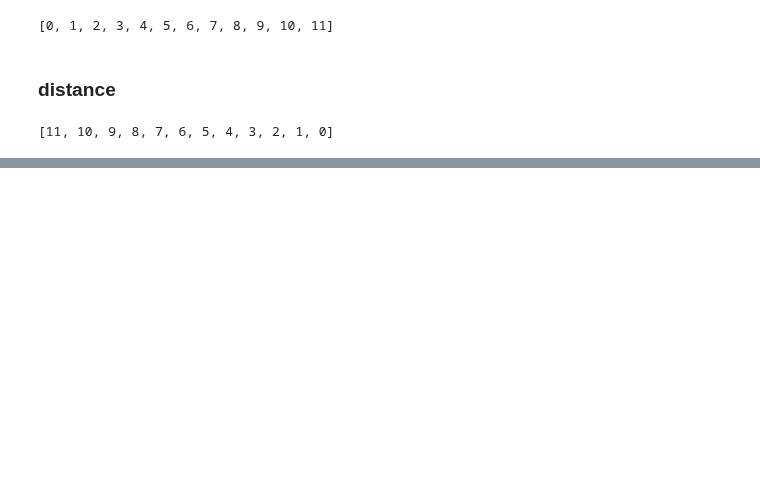
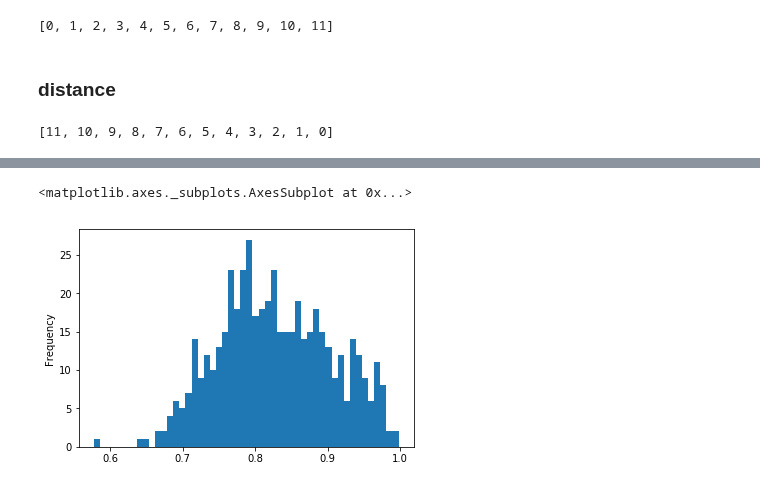
Before and after one commit to Edderic/mics-whales, a Jupyter notebook: mics-whales-pyabc.ipynb, the cells around one changed output, grey strips where cells are left out. Cells and saved outputs as stored; diff of their text form; code cells hidden in the pictures; blank space fills up the shorter version.

```diff
--- a/mics-whales-pyabc.ipynb
+++ b/mics-whales-pyabc.ipynb
@@ -519,9 +576,15 @@ list(range(12))
 # ]
 # %% [markdown]
 ### distance
-# %%
-def distance(x, y):
-    return sum(abs(x['data'] - y['data']))
+# %%
+def distance(x, y):
+    """
+        TODO: we should have multiple distance functions, one for each variable type.
+        For example, for alive, we could care only about the observed nodes?
+        e.g. let's say we have 2005: 0, 2006: 1, 2007: 1.
+            Then we only care about 2006 and 2007
+    """
+    return (x['data'] - y['data']).abs().sum()
 # %%
 [i for i in reversed(range(12))]
 # %% [output]
@@ -533,5 +596,6 @@ abc = pyabc.ABCSMC(
     models, parameter_priors,
     distance,
     population_size=500,
-    eps=pyabc.ListEpsilon([i for i in reversed(range(35))])
+    eps=pyabc.ListEpsilon([i for i in reversed(range(35))]),
+    sampler=pyabc.sampler.SingleCoreSampler()
 )
@@ -547,7 +645,7 @@ INFO:History:Start <ABCSMC(id=35, start_time=2019-08-27 15:56:24.941403, end_tim
 # %%
 
 # We run the ABC until either criterion is met
-history = abc.run(minimum_epsilon=0.5, max_nr_populations=35)
+history = abc.run(minimum_epsilon=0.5, max_nr_populations=33)
 # %% [output]
 INFO:ABC:t:0 eps:34
 INFO:ABC:t:1 eps:33
@@ -577,0 +700,5 @@ history.get_distribution()[0].plot.hist(bins=50)
+# %%
+history.get_distribution()[0]['proba_alive_2004'].plot.hist(bins=50)
+# %% [output]
+<matplotlib.axes._subplots.AxesSubplot at 0x...>
+[figure, added]
```
Also changed, not shown: parts of 25 cells of this notebook.
